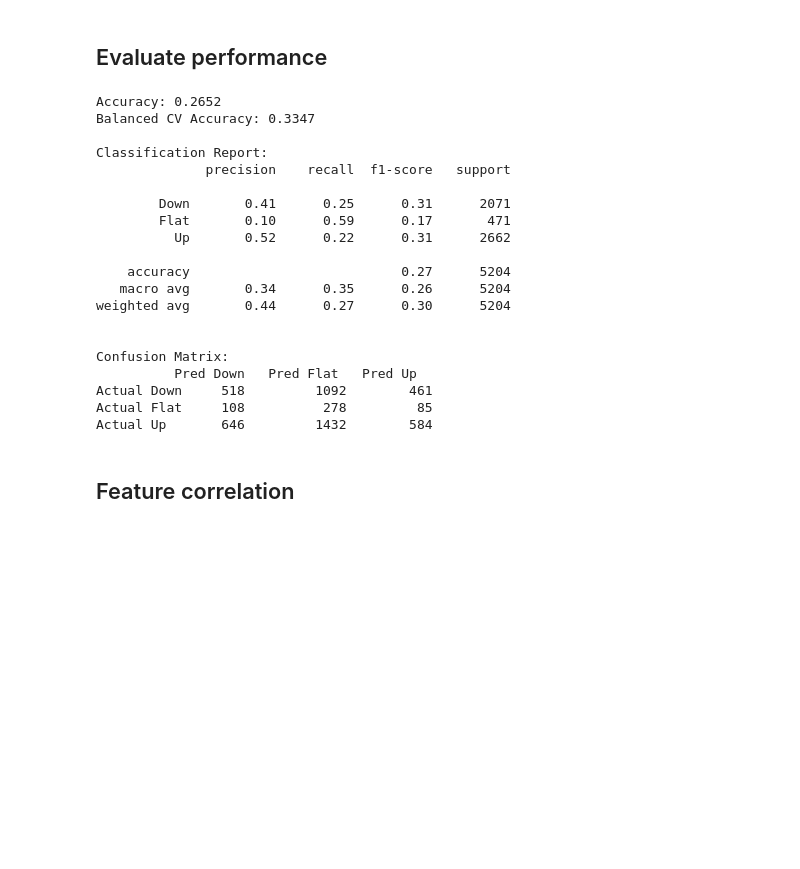
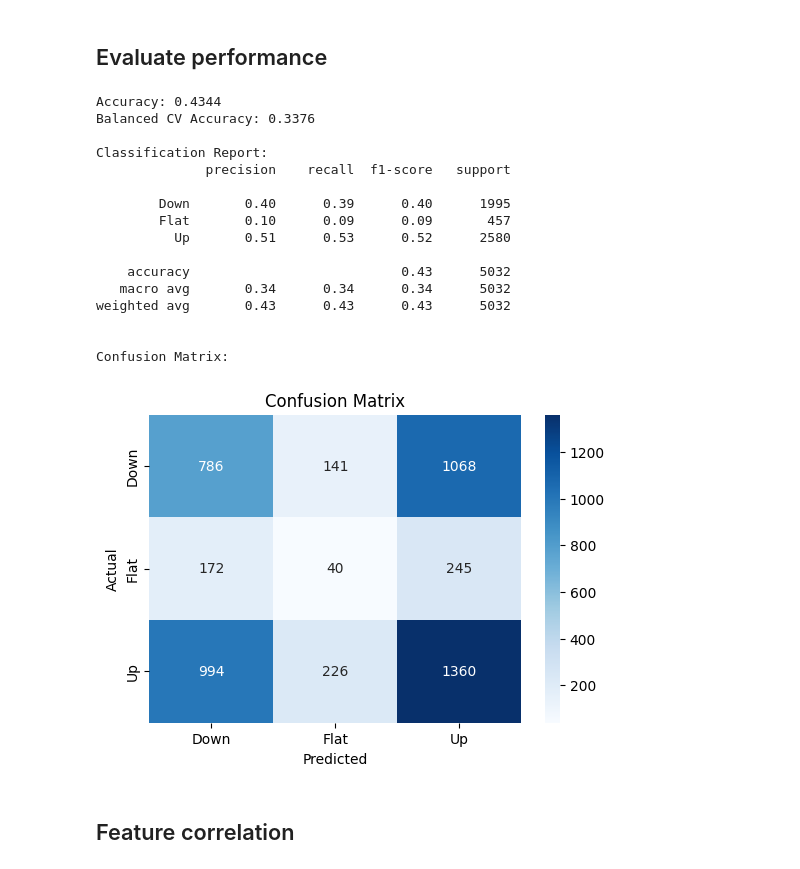
Before and after one commit to MarianneRomero/stock-movement-prediction-ml, a Jupyter notebook: notebooks/eda.ipynb, the cells around one changed output. Saved outputs shown, nothing was run; the diff lists cells and outputs as text; code cells hidden in the pictures; blank space fills up the shorter version.

```diff
--- a/notebooks/eda.ipynb
+++ b/notebooks/eda.ipynb
@@ -153,5 +185,5 @@ XGBoost can handle NaNs in features, except in the target variable. For now I wi
 # %%
-df = df.dropna()
+df.bfill(inplace=True)
 # %% [markdown]
 # Split training/test data
 # %%
@@ -160,7 +192,7 @@ from sklearn.model_selection import train_test_split
 tickers = ["AAPL", "MSFT", "GOOG", "AMZN", "NVDA", "JPM", "BAC", "JNJ", "PFE", "DIS", "KO", "BA", "XOM", "BHP", "NEE", "T", "SPY", "QQQ", "IWM", "VTI"]
 ticker_columns = [col for col in df.columns if col.startswith('Ticker_')]
 macro_features = ['VIX_ret', 'WTI_ret', 'TNX_ret', 'VIX_5d_mean', 'WTI_5d_std']
-feature_columns = ['return_1d', 'return_3d', 'return_5d', 'volume_ratio', 'rsi', 'macd', 'macd_hist', 'price_ma5_ratio', 'price_ma20_ratio', 'price_volume'] + ticker_columns + macro_features
+feature_columns = ['return_1d', 'return_3d', 'return_5d', 'volume_ratio', 'rsi', 'macd', 'macd_hist', 'price_ma5_ratio', 'price_ma20_ratio', 'price_volume', 'rolling_std_5', 'rolling_std_10', 'ATR_14', 'BB_width'] + ticker_columns + macro_features
 
 X = df[feature_columns]
 y = df['Target']
@@ -299,23 +324,20 @@ Balanced CV Accuracy: 0.3373701979486956
 # %%
 from xgboost import XGBClassifier
-from sklearn.metrics import accuracy_score, classification_report, confusion_matrix
-from sklearn.model_selection import RandomizedSearchCV
 import numpy as np
-from sklearn.metrics import make_scorer, balanced_accuracy_score
+from sklearn.metrics import make_scorer
 
 model = XGBClassifier(
     eval_metric='logloss',
     random_state=42,
 
-    # Obtained from hyperparameter tuning
-    subsample=0.9,
-    reg_lambda=1.0,
-    reg_alpha=0,
-    n_estimators=100,
-    min_child_weight=5,
-    max_depth=4,
-    learning_rate=0.05,
-    colsample_bytree=0.8
+    n_estimators=300,         # more boosting rounds
+    learning_rate=0.15,       # smaller learning rate
+    max_depth=5,              # control overfitting
+    min_child_weight=1,       # minimum data per leaf
+    subsample=0.8,            # row sampling
+    colsample_bytree=0.8,     # feature sampling
+    gamma=1,                  # regularization for splits
+    reg_lambda=2
 )
 
 weights = y_train.map(class_weights)
@@ -331,50 +353,53 @@ y_pred_proba = model.predict_proba(X_test)[:, 1]  # Probabilities for positive c
 # %%
 from sklearn.metrics import accuracy_score, balanced_accuracy_score, classification_report, confusion_matrix
 from sklearn.model_selection import TimeSeriesSplit, cross_val_score
+import matplotlib.pyplot as plt
+import seaborn as sns
 
 # Basic accuracy
 accuracy = accuracy_score(y_test, y_pred)
 print(f"Accuracy: {accuracy:.4f}")
 
 # Balanced CV Accuracy
 tscv = TimeSeriesSplit(n_splits=3)
 scores = cross_val_score(
     model, X, y, cv=tscv, scoring=make_scorer(balanced_accuracy_score)
 )
 print(f"Balanced CV Accuracy: {scores.mean():.4f}")
 
 # Detailed classification report
 print("\nClassification Report:")
 print(classification_report(y_test, y_pred, target_names=["Down", "Flat", "Up"]))
 
 # Confusion Matrix with labels
 print("\nConfusion Matrix:")
-cm = confusion_matrix(y_test, y_pred, labels=[0, 1, 2])
-print("          Pred Down   Pred Flat   Pred Up")
-print(f"Actual Down   {cm[0,0]:>5}        {cm[0,1]:>5}      {cm[0,2]:>5}")
-print(f"Actual Flat   {cm[1,0]:>5}        {cm[1,1]:>5}      {cm[1,2]:>5}")
-print(f"Actual Up     {cm[2,0]:>5}        {cm[2,1]:>5}      {cm[2,2]:>5}")
+cm = confusion_matrix(y_test, y_pred)
+plt.figure(figsize=(6,4))
+sns.heatmap(cm, annot=True, fmt="d", cmap="Blues",
+            xticklabels=["Down", "Flat", "Up"],
+            yticklabels=["Down", "Flat", "Up"])
+plt.xlabel("Predicted")
+plt.ylabel("Actual")
+plt.title("Confusion Matrix")
+plt.show()
 # %% [output]
-Accuracy: 0.2652
-Balanced CV Accuracy: 0.3347
+Accuracy: 0.4344
+Balanced CV Accuracy: 0.3376
 
 Classification Report:
               precision    recall  f1-score   support
 
-        Down       0.41      0.25      0.31      2071
-        Flat       0.10      0.59      0.17       471
-          Up       0.52      0.22      0.31      2662
+        Down       0.40      0.39      0.40      1995
+        Flat       0.10      0.09      0.09       457
+          Up       0.51      0.53      0.52      2580
 
-    accuracy                           0.27      5204
-   macro avg       0.34      0.35      0.26      5204
-weighted avg       0.44      0.27      0.30      5204
+    accuracy                           0.43      5032
+   macro avg       0.34      0.34      0.34      5032
+weighted avg       0.43      0.43      0.43      5032
 
 
 Confusion Matrix:
-          Pred Down   Pred Flat   Pred Up
-Actual Down     518         1092        461
-Actual Flat     108          278         85
-Actual Up       646         1432        584
+[figure, added]
 # %% [markdown]
 ## Feature correlation
 # %%
```
Also changed, not shown: parts of 8 cells of this notebook, 26 other files.
